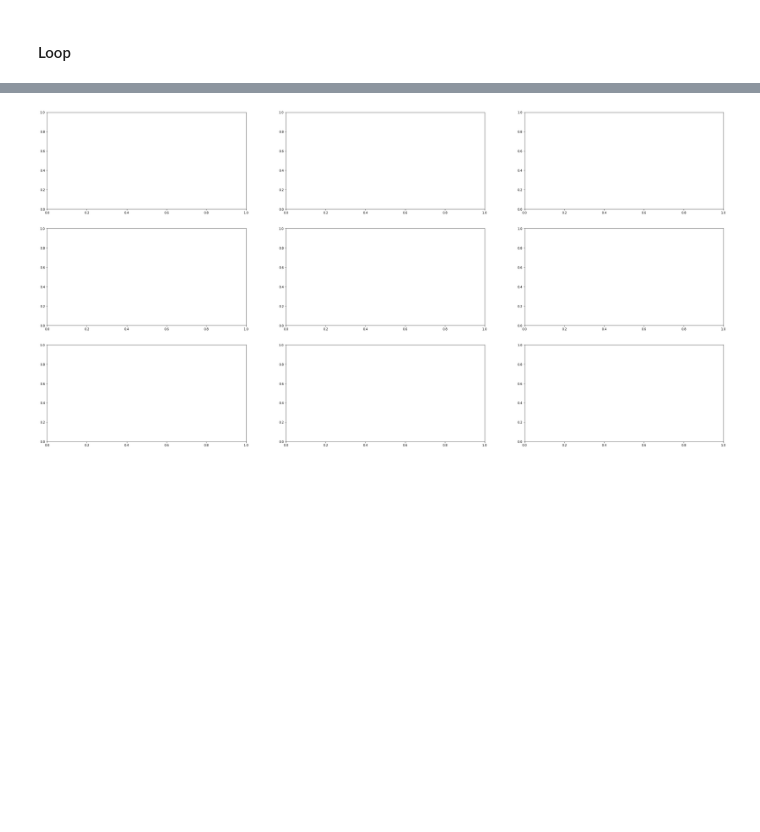
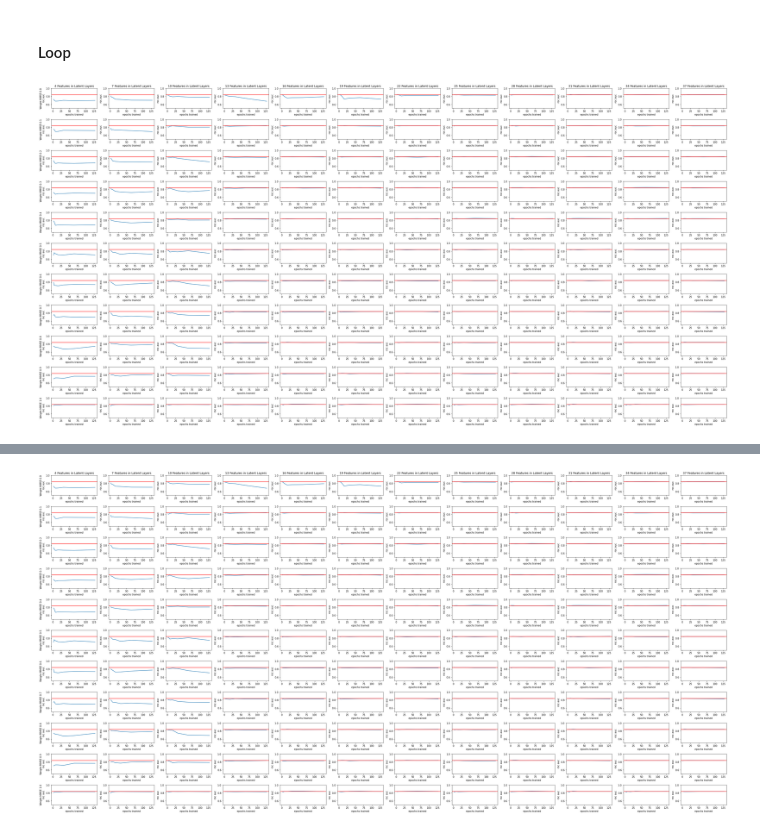
Before and after one commit to lukasvoege/reject-infer-autoencoder, a Jupyter notebook: notebooks/gridsearch.ipynb, the cells around one changed output, grey strips where cells are left out. Cells and saved outputs as stored; diff of their text form; code cells hidden in the pictures; blank space fills up the shorter version.

```diff
--- a/notebooks/gridsearch.ipynb
+++ b/notebooks/gridsearch.ipynb
@@ -65,9 +66,9 @@ Baseline ROC-AUC: 0.83299
 ## Loop through Autoencoder training and testing for a parameter
 ## -----------------------------------------------------------------------
 
-weight_test = np.array(range(1, 10, 4)) / 10
-epochs_test = [1] + list(range(1, 3, 2))
-shape_test = np.array(range(4, 15, 5))
+weight_test = np.array(range(0, 11, 1)) / 10
+epochs_test = [1] + list(range(1, 7, 1))
+shape_test = np.array(range(4, 40, 3))
 BATCH_SIZE = 2000
 #EPOCHS = 10
 LR = 1e-3
@@ -83,6 +84,9 @@ for weight in weight_test:
     sampling_bias[weight] = dict()
     roc_auc[weight] = dict()
     for layer in shape_test:
+
+        start = timeit.default_timer()
+
         # Train Autoencoder
         LOSSFUNCWEIGHTS = [weight, 1 - weight, 0.0]  #[MMSE, KLDiv, MMD]
 
@@ -126,31 +130,34 @@ for weight in weight_test:
 
             print(f'PARAM: W({weight}), L({layer}), E({prev_ep + 2**EPOCHS}) | Sampling Bias: {round(sampling_bias[weight][layer][-1], 5)} // ROC-AUC: {round(roc_auc[weight][layer][-1], 5)}')
 
             prev_ep += 2**EPOCHS
 
+        stop = timeit.default_timer()
+
         ## Update Plots after all EPOCHS are trained for a parameter combi
         epochs_values = np.cumsum(2**np.array(epochs_test))
 
         w = len(sampling_bias) - 1
         l = len(sampling_bias[weight]) - 1
 
         axes[w][l].plot(epochs_values, roc_auc[weight][layer], label = 'roc_auc')
         axes[w][l].axhline(y = baseline_roc_auc, color = 'r', label = 'baseline roc-auc')
         axes[w][l].set_ylabel(f'Weight MMSE {weight_test[w]}\n roc auc') if l == 0 else axes[w][l].set_ylabel('roc auc')
 
         if w == 0: axes[w][l].set_title(f'{shape_test[l]} Features in Latent Layers')
 
         axes[w][l].set_xlabel("epochs trained")
         axes[w][l].set_ylim([0.5, 1.0])
         fig.tight_layout()
 
         display.clear_output(wait=True)
         display.display(fig)
 
-        print("Saving current results...")
+        print(f'Saving current results... - Last iteration took {stop - start} sec.')
         pickle.dump(roc_auc, open('roc-auc_grid-result.p', 'wb'))
         pickle.dump(roc_auc_flat, open('roc-auc-flat_grid-result.p', 'wb'))
 
         pickle.dump(sampling_bias, open('sampling-bias-result.p', 'wb'))
         pickle.dump(sampling_bias_flat, open('sampling-bias-flat-result.p', 'wb'))
 # %% [output]
+[figure, new version]
@@ -158,4 +165,4 @@ NameError: name 'aenc' is not defined
-[figure, old version]
+[figure, added]
 # %%
 roc_auc_flat1 = pickle.load(open('roc-auc-flat_grid-result.p', 'rb'))
 sampling_bias_flat1 = pickle.load(open('sampling-bias-flat-result.p', 'rb'))
```
Also changed, not shown: parts of 7 cells of this notebook, 4 other files.
